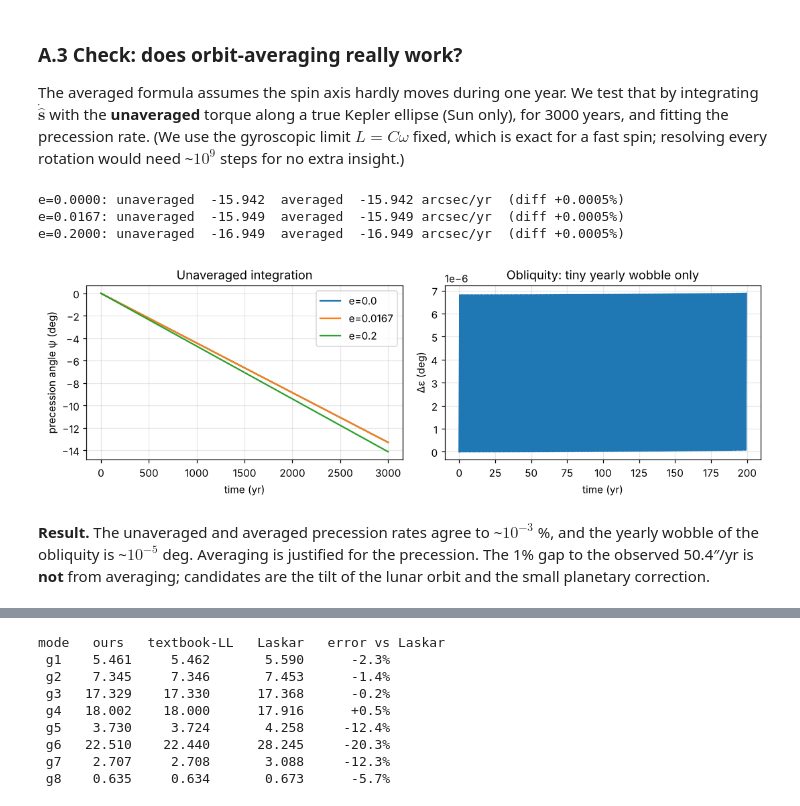
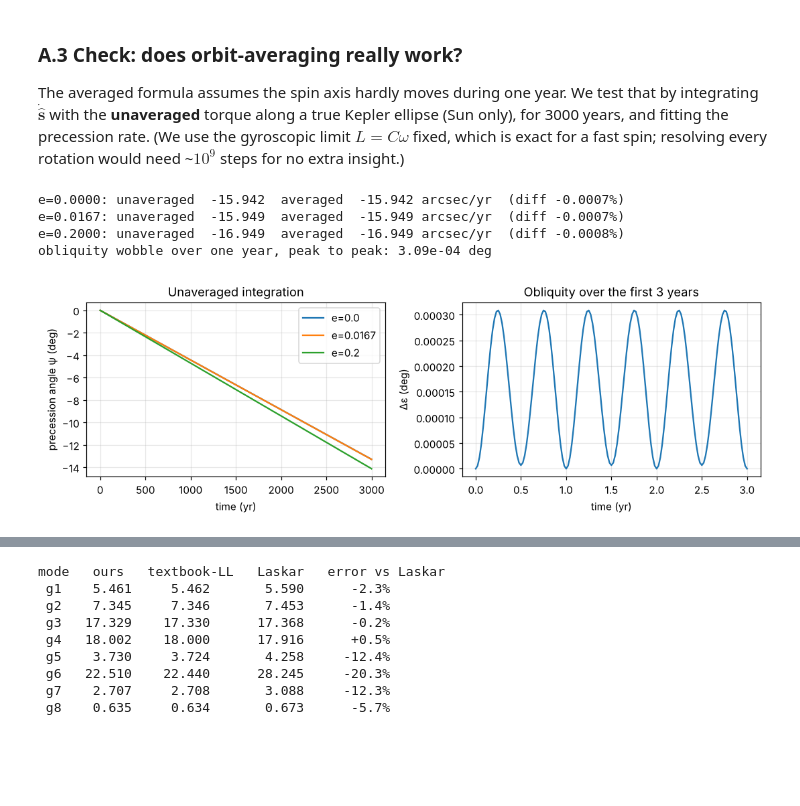
Before and after one commit to abhineet-agarwal/CM-project, a Jupyter notebook: PH217_Milankovitch.ipynb, the cells around one changed output, grey strips where cells are left out. Saved outputs shown, nothing was run; the diff lists cells and outputs as text; code cells hidden in the pictures; blank space fills up the shorter version.

```diff
--- a/PH217_Milankovitch.ipynb
+++ b/PH217_Milankovitch.ipynb
@@ -87,38 +87,39 @@ The averaged formula assumes the spin axis hardly moves during one year. We test
 GM = 4*np.pi**2                    # AU^3/yr^2
 omega_y = 2*np.pi*366.2564         # rad/yr
 eps0 = np.radians(23.439)
 
 def unaveraged(e, T=3000.0):
     n = 2*np.pi
     def rhat_r(t):
         M = n*t; E = M
         for _ in range(8): E -= (E - e*np.sin(E) - M)/(1 - e*np.cos(E))   # Kepler's equation
         r = 1 - e*np.cos(E)
         return np.array([np.cos(E)-e, np.sqrt(1-e*e)*np.sin(E), 0.0])/r, r
     def f(t, s):
         rh, r = rhat_r(t)
         return 3*GM*H/(omega_y*r**3)*(rh@s)*np.cross(rh, s)
     s0 = np.array([np.sin(eps0), 0, np.cos(eps0)])
-    sol = solve_ivp(f, (0, T), s0, method="DOP853", rtol=1e-11, atol=1e-13, t_eval=np.linspace(0, T, 6001))
+    sol = solve_ivp(f, (0, T), s0, method="DOP853", rtol=1e-11, atol=1e-13, t_eval=np.arange(0.0, T + 1e-9, 1/48.))
     psi = np.unwrap(np.arctan2(sol.y[1], sol.y[0]))
     obl = np.degrees(np.arccos(sol.y[2]))
     rate = np.degrees(np.polyfit(sol.t, psi, 1)[0])*3600
     avg = np.degrees(-1.5*H*GM/(1-e*e)**1.5/omega_y*np.cos(eps0))*3600
     return sol.t, psi, obl, rate, avg
 
 fig, ax = plt.subplots(1, 2, figsize=(10, 3.4))
 for e in (0.0, 0.0167, 0.2):
     t, psi, obl, rate, avg = unaveraged(e)
     print(f"e={e:6.4f}: unaveraged {rate:8.3f}  averaged {avg:8.3f} arcsec/yr  (diff {100*(rate-avg)/avg:+.4f}%)")
     ax[0].plot(t, np.degrees(psi), label=f"e={e}")
 ax[0].set(xlabel="time (yr)", ylabel="precession angle ψ (deg)", title="Unaveraged integration"); ax[0].legend()
 t, psi, obl, *_ = unaveraged(0.0167)
-ax[1].plot(t[:400], obl[:400]-obl[0]); ax[1].set(xlabel="time (yr)", ylabel="Δε (deg)", title="Obliquity: tiny yearly wobble only")
+n3 = 3*48 + 1                                   # first 3 years, sampled every 1/48 yr
+ax[1].plot(t[:n3], obl[:n3]-obl[0]); ax[1].set(xlabel="time (yr)", ylabel="Δε (deg)", title="Obliquity over the first 3 years")
+print(f"obliquity wobble over one year, peak to peak: {np.ptp(obl[:49]):.2e} deg")
 plt.tight_layout(); plt.show()
 # %% [output]
-e=0.0000: unaveraged  -15.942  averaged  -15.942 arcsec/yr  (diff +0.0005%)
-e=0.0167: unaveraged  -15.949  averaged  -15.949 arcsec/yr  (diff +0.0005%)
-e=0.2000: unaveraged  -16.949  averaged  -16.949 arcsec/yr  (diff +0.0005%)
+e=0.0000: unaveraged  -15.942  averaged  -15.942 arcsec/yr  (diff -0.0007%)
+e=0.0167: unaveraged  -15.949  averaged  -15.949 arcsec/yr  (diff -0.0007%)
+e=0.2000: unaveraged  -16.949  averaged  -16.949 arcsec/yr  (diff -0.0008%)
+obliquity wobble over one year, peak to peak: 3.09e-04 deg
-[figure, old version]
+[figure, new version]
-# %% [markdown]
-**Result.** The unaveraged and averaged precession rates agree to ~$10^{-3}$ %, and the yearly wobble of the obliquity is ~$10^{-5}$ deg. Averaging is justified for the precession. The 1% gap to the observed 50.4″/yr is **not** from averaging; candidates are the tilt of the lunar orbit and the small planetary correction.
```
Also changed, not shown: parts of 29 cells of this notebook, 1 other file.
